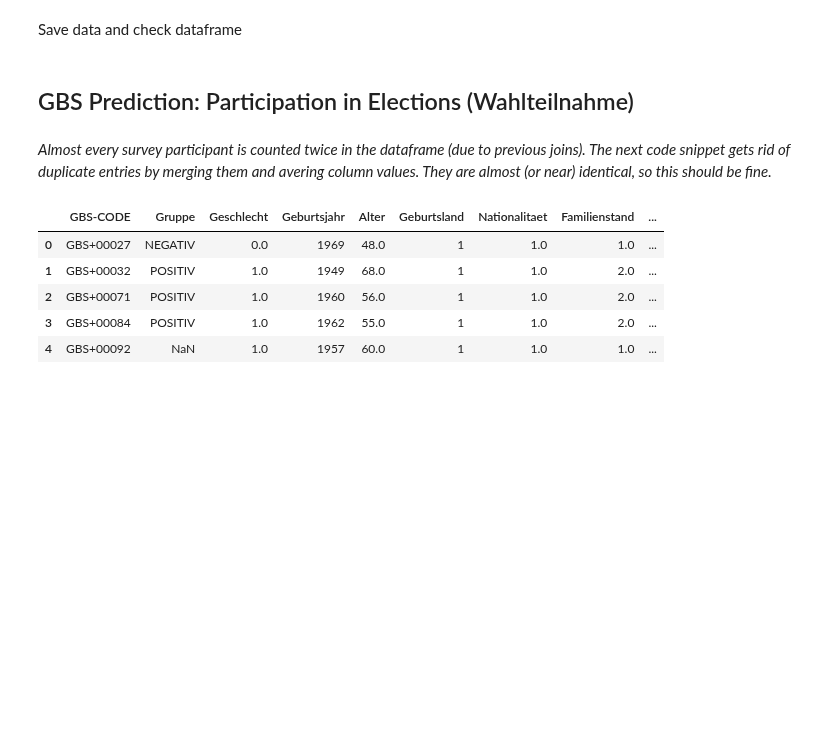
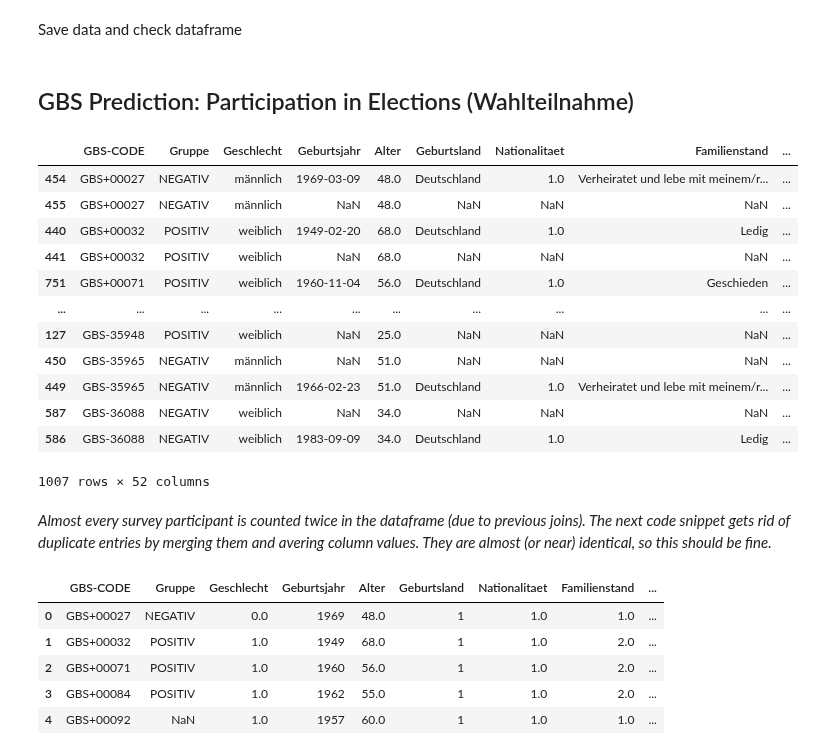
Before and after one commit to laksannathan/maximal-representative-sampling, a Jupyter notebook: src/Maximal Representative Sampling.ipynb, the cells around one changed output. Cells and saved outputs as stored; diff of their text form; code cells hidden in the pictures; blank space fills up the shorter version.

```diff
--- a/src/Maximal Representative Sampling.ipynb
+++ b/src/Maximal Representative Sampling.ipynb
@@ -1171,6 +1089,22 @@ df = df[[key] + ['Gruppe'] + attributes1 + attributes2 +  attributes3 + attribut
 df.columns = [key] + ['Gruppe'] + attribute_name1 + attribute_name2 + attribute_name3 + attribute_name4 + attribute_name5
 
 df = df.sort_values(by=['GBS-CODE'])
+# %%
+df
+# %% [output]
+|  | GBS-CODE | Gruppe | Geschlecht | Geburtsjahr | Alter | Geburtsland | Nationalitaet | Familienstand | ... |
+| 454 | GBS+00027 | NEGATIV | männlich | 1969-03-09 | 48.0 | Deutschland | 1.0 | Verheiratet und lebe mit meinem/r... | ... |
+| 455 | GBS+00027 | NEGATIV | männlich | NaN | 48.0 | NaN | NaN | NaN | ... |
+| 440 | GBS+00032 | POSITIV | weiblich | 1949-02-20 | 68.0 | Deutschland | 1.0 | Ledig | ... |
+| 441 | GBS+00032 | POSITIV | weiblich | NaN | 68.0 | NaN | NaN | NaN | ... |
+| 751 | GBS+00071 | POSITIV | weiblich | 1960-11-04 | 56.0 | Deutschland | 1.0 | Geschieden | ... |
+| ... | ... | ... | ... | ... | ... | ... | ... | ... | ... |
+| 127 | GBS-35948 | POSITIV | weiblich | NaN | 25.0 | NaN | NaN | NaN | ... |
+| 450 | GBS-35965 | NEGATIV | männlich | NaN | 51.0 | NaN | NaN | NaN | ... |
+| 449 | GBS-35965 | NEGATIV | männlich | 1966-02-23 | 51.0 | Deutschland | 1.0 | Verheiratet und lebe mit meinem/r... | ... |
+| 587 | GBS-36088 | NEGATIV | weiblich | NaN | 34.0 | NaN | NaN | NaN | ... |
+| 586 | GBS-36088 | NEGATIV | weiblich | 1983-09-09 | 34.0 | Deutschland | 1.0 | Ledig | ... |
+1007 rows × 52 columns
 # %% [markdown]
 *Almost every survey participant is counted twice in the dataframe (due to previous joins). The next code snippet gets rid of duplicate entries by merging them and avering column values. They are almost (or near) identical, so this should be fine.*
 # %%
```
Also changed, not shown: parts of 13 cells of this notebook, 2 other files.
